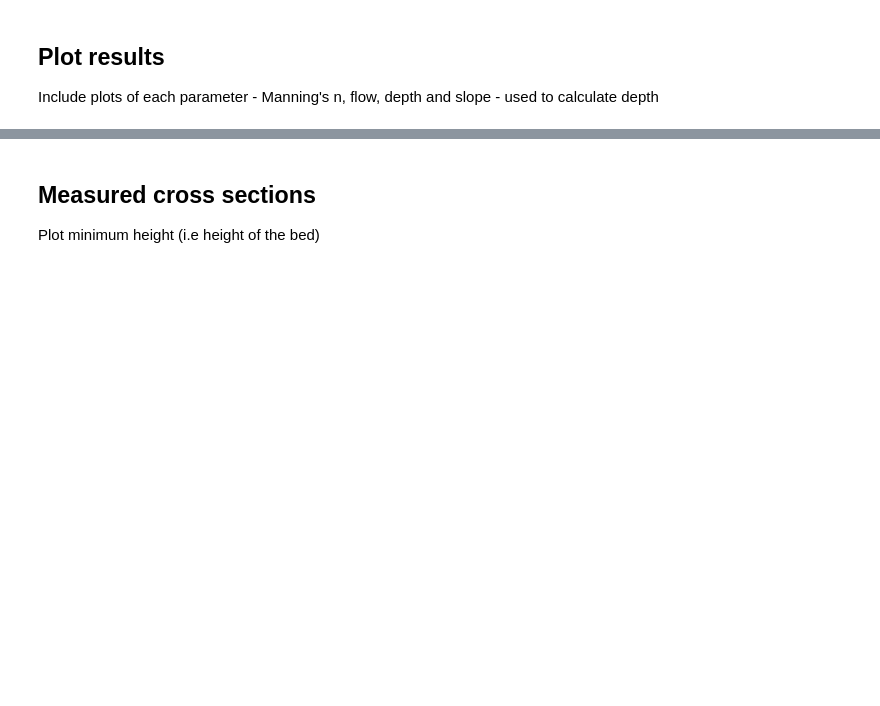
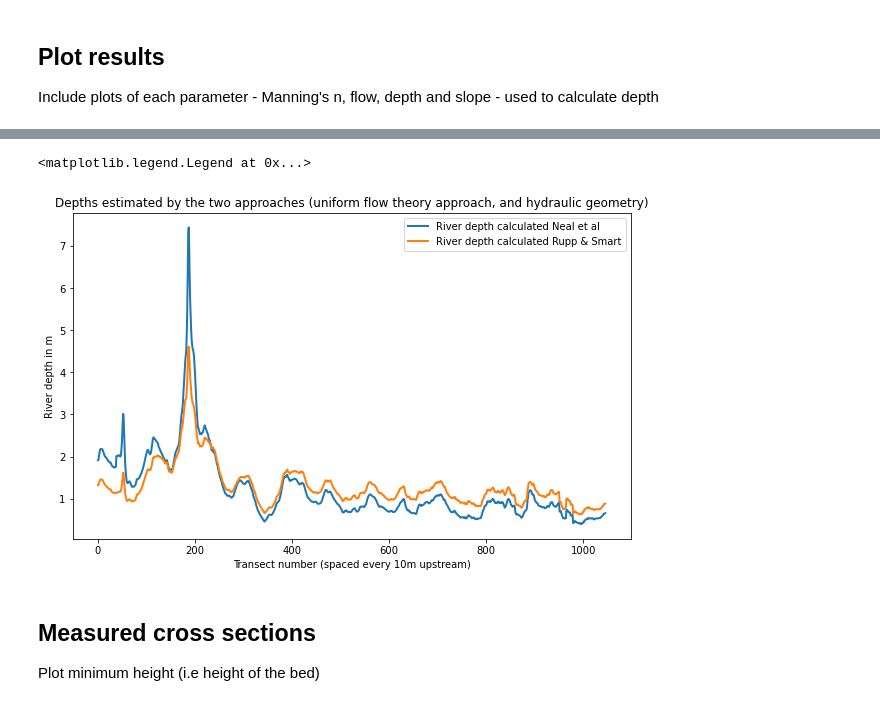
Before and after one commit to rosepearson/Hydrologic-DEMs-scripts, a Jupyter notebook: jupyter_notebooks/river_depth_generation.ipynb, the cells around one changed output, grey strips where cells are left out. Saved outputs shown, nothing was run; the diff lists cells and outputs as text; code cells hidden in the pictures; blank space fills up the shorter version.

Commit message:
Updated plots and added a new notebook for bankfull flow

```diff
--- a/jupyter_notebooks/river_depth_generation.ipynb
+++ b/jupyter_notebooks/river_depth_generation.ipynb
@@ -14,8 +14,8 @@ threshold = 1
 ## Load in results
 ### Widths and slopes
 # %%
-width_file = pathlib.Path(fr"C:\Users\pearsonra\Documents\data\river_bathemetry\waikanae\caches\100000000\final_transect_values.geojson")
-rec_main_channel_file = pathlib.Path(fr"C:\Users\pearsonra\Documents\data\river_bathemetry\waikanae\caches\100000000\rec_main_channel.geojson")
+width_file = pathlib.Path(fr"C:\Users\pearsonra\Documents\data\river_bathemetry\waikanae\caches\100000000_full_bank\final_transect_values.geojson")
+rec_main_channel_file = pathlib.Path(fr"C:\Users\pearsonra\Documents\data\river_bathemetry\waikanae\caches\100000000_full_bank\rec_main_channel.geojson")
 widths = geopandas.read_file(width_file)
 main_channel = geopandas.read_file(rec_main_channel_file)
 # %% [markdown]
@@ -69,7 +72,8 @@ key_parameters[['nzsegment']].plot()
 ## Calculate depth
 # %%
 key_parameters['depth_Neal_et_al'] = (key_parameters['mannings_n'] * key_parameters['flow'] \
-                                      / (numpy.sqrt(key_parameters[slope_name]) * key_parameters[width_name])) ** (3/5) - threshold
+                                      / (numpy.sqrt(key_parameters[slope_name]) \
+                                         * key_parameters[width_name])) ** (3/5) - threshold
 # %%
 a = 0.745
 b = 0.305
@@ -107,6 +119,11 @@ matplotlib.pyplot.ylabel(f"River slope");
 # %%
-f, ax = matplotlib.pyplot.subplots(figsize=(20, 6))
-key_parameters['depth_Neal_et_al'].plot(ax=ax, linewidth=2)
-ax.set(title=f"Depths estimated by the uniform flow theory approach")
+f, ax = matplotlib.pyplot.subplots(figsize=(10, 6))
+key_parameters['depth_Neal_et_al'].plot(ax=ax, linewidth=2, label='River depth calculated Neal et al')
+key_parameters['depth_Smart_et_al'].plot(ax=ax, linewidth=2, label='River depth calculated Rupp & Smart')
+ax.set(title="Depths estimated by the two approaches (uniform flow theory approach, and hydraulic geometry)")
 matplotlib.pyplot.xlabel(f"Transect number (spaced every {sampling_resolution}m upstream)")
 matplotlib.pyplot.ylabel(f"River depth in m");
+matplotlib.pyplot.legend()
+# %% [output]
+<matplotlib.legend.Legend at 0x...>
+[figure, added]
```
Also changed, not shown: parts of 9 cells of this notebook, 1 other file.
